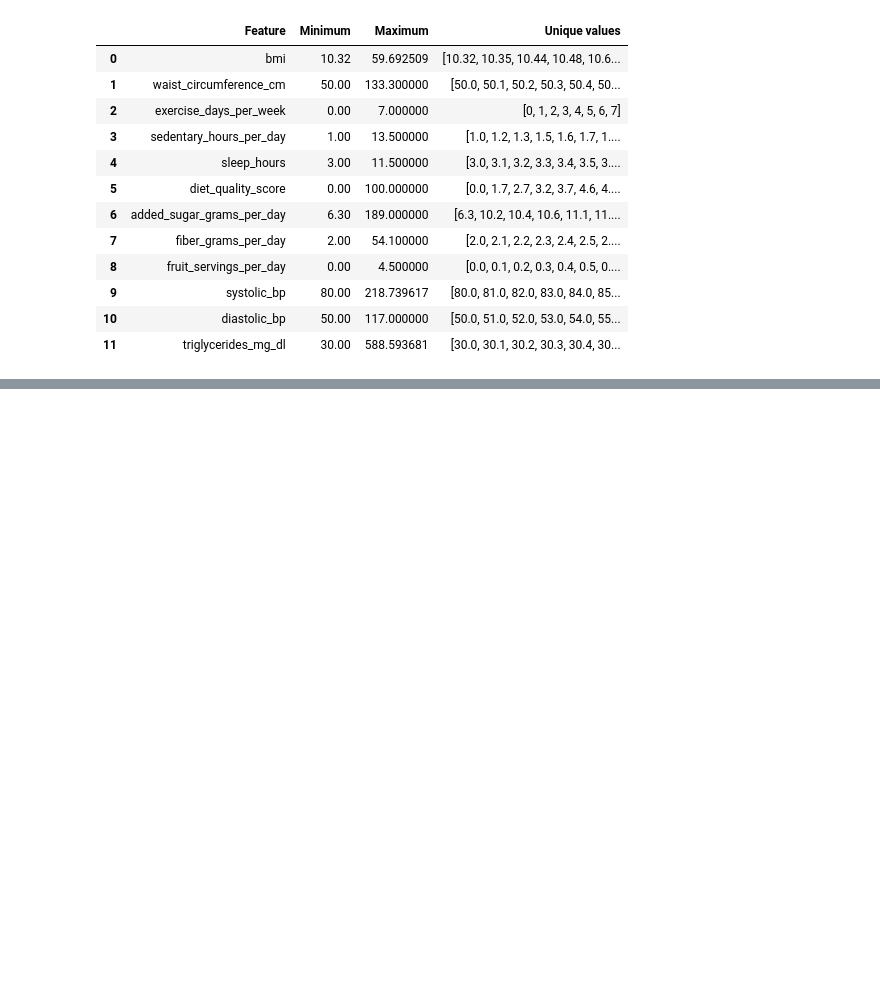
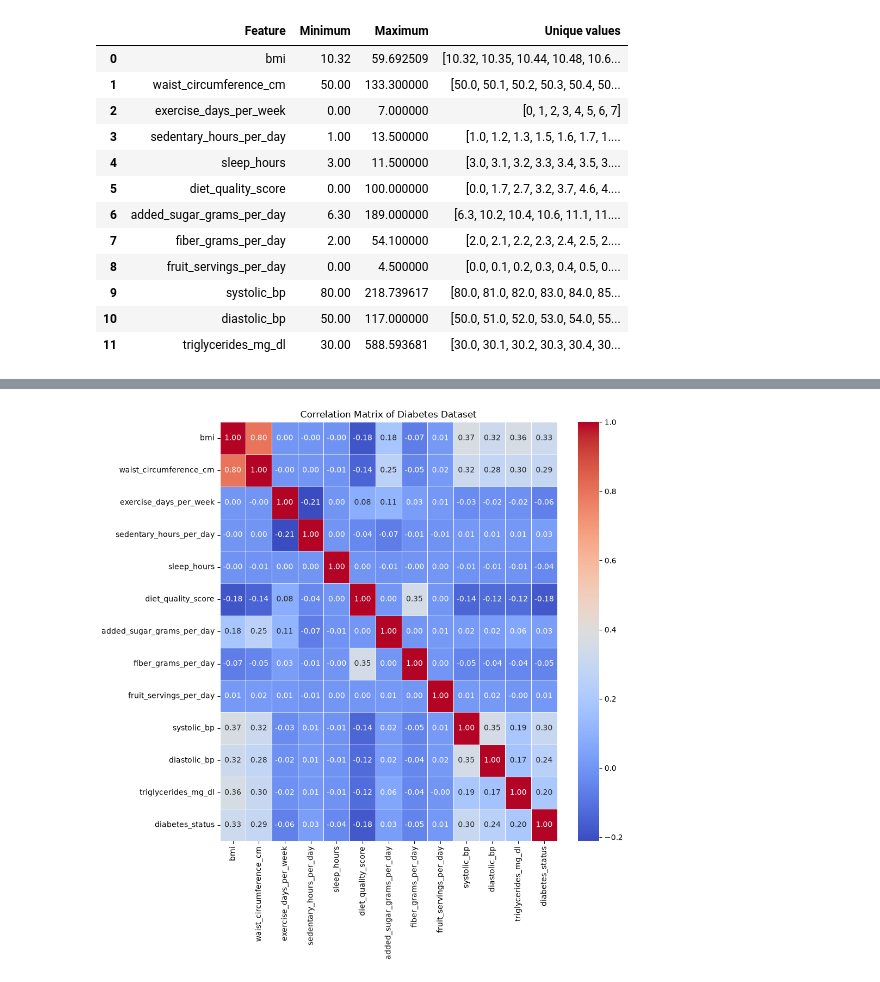
Before and after one commit to jibimariyam/ML_Diabetes_Project, a Jupyter notebook: notebooks/01_eda.ipynb, the cells around one changed output, grey strips where cells are left out. Saved outputs shown, nothing was run; the diff lists cells and outputs as text; code cells hidden in the pictures; blank space fills up the shorter version.

Commit message:
Complete EDA and saved cleaned dataset

```diff
--- a/notebooks/01_eda.ipynb
+++ b/notebooks/01_eda.ipynb
@@ -631,0 +579,5 @@ Unique values: [np.float64(0.0), np.float64(0.1), np.float64(0.2), np.float64(0.
+# %%
+#  correlation matrix: calculates the Pearson correlation coefficients between the 12 numerical predictors and the target
+
+correlation_mtx = df2[numeric_cols1 + ['diabetes_status']].corr()
+correlation_mtx
@@ -631,0 +599,17 @@ Unique values: [np.float64(0.0), np.float64(0.1), np.float64(0.2), np.float64(0.
+# %%
+# corelation heatmap
+
+plt.figure(figsize=(10, 10))
+
+sns.heatmap(
+    correlation_mtx,
+    annot=True,
+    cmap='coolwarm',
+    fmt='.2f',
+    linewidths=0.5
+)
+
+plt.title('Correlation Matrix of Diabetes Dataset')
+plt.show()
+# %% [output]
+[figure, added]
```
Also changed, not shown: parts of 30 cells of this notebook.
